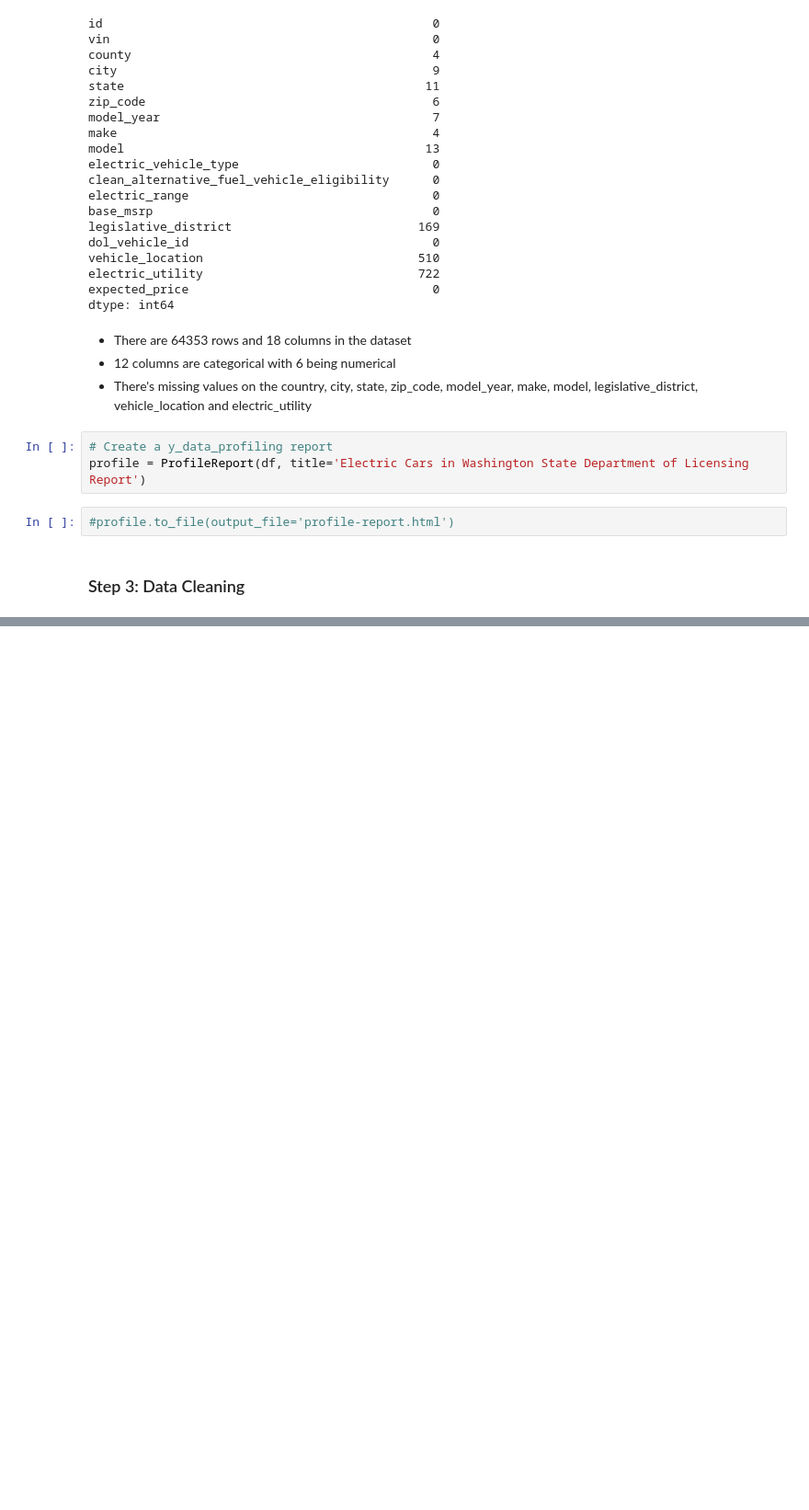
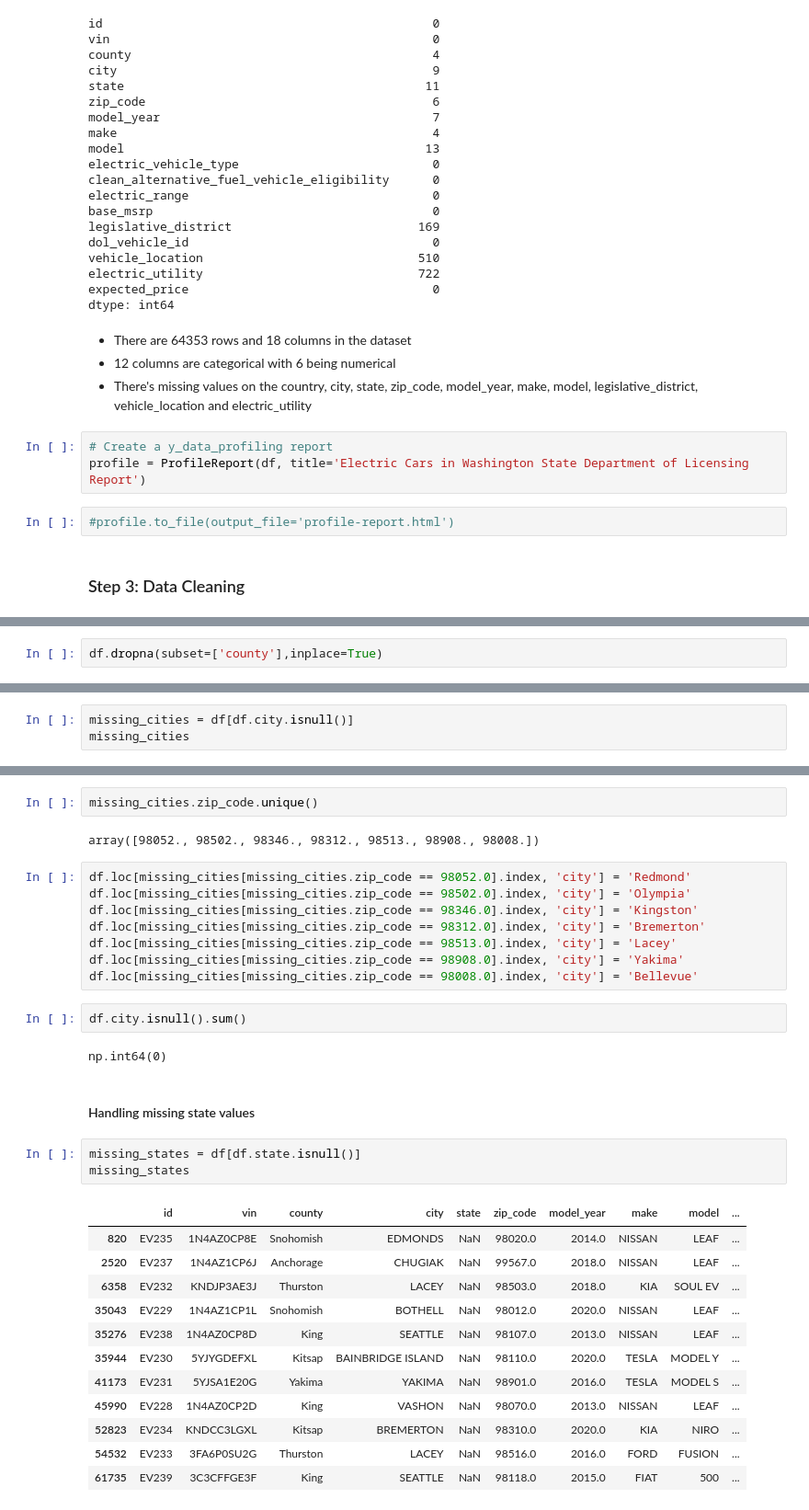
Before and after one commit to normanmunge/svm_model_electric_cars, a Jupyter notebook: svm-electric-cars-prediction.ipynb, the cells around one changed output, grey strips where cells are left out. Shown: that part at 92% size. Cells and saved outputs as stored; diff of their text form; blank space fills up the shorter version.

```diff
--- a/svm-electric-cars-prediction.ipynb
+++ b/svm-electric-cars-prediction.ipynb
@@ -137,0 +164,2 @@ profile = ProfileReport(df, title='Electric Cars in Washington State Department
+# %%
+df.dropna(subset=['county'],inplace=True)
@@ -137,0 +172,3 @@ profile = ProfileReport(df, title='Electric Cars in Washington State Department
+# %%
+missing_cities = df[df.city.isnull()]
+missing_cities
@@ -137,0 +186,34 @@ profile = ProfileReport(df, title='Electric Cars in Washington State Department
+# %%
+missing_cities.zip_code.unique()
+# %% [output]
+array([98052., 98502., 98346., 98312., 98513., 98908., 98008.])
+# %%
+df.loc[missing_cities[missing_cities.zip_code == 98052.0].index, 'city'] = 'Redmond'
+df.loc[missing_cities[missing_cities.zip_code == 98502.0].index, 'city'] = 'Olympia'
+df.loc[missing_cities[missing_cities.zip_code == 98346.0].index, 'city'] = 'Kingston'
+df.loc[missing_cities[missing_cities.zip_code == 98312.0].index, 'city'] = 'Bremerton'
+df.loc[missing_cities[missing_cities.zip_code == 98513.0].index, 'city'] = 'Lacey'
+df.loc[missing_cities[missing_cities.zip_code == 98908.0].index, 'city'] = 'Yakima'
+df.loc[missing_cities[missing_cities.zip_code == 98008.0].index, 'city'] = 'Bellevue'
+# %%
+df.city.isnull().sum()
+# %% [output]
+np.int64(0)
+# %% [markdown]
+#### Handling missing state values
+# %%
+missing_states = df[df.state.isnull()]
+missing_states
+# %% [output]
+|  | id | vin | county | city | state | zip_code | model_year | make | model | ... |
+| 820 | EV235 | 1N4AZ0CP8E | Snohomish | EDMONDS | NaN | 98020.0 | 2014.0 | NISSAN | LEAF | ... |
+| 2520 | EV237 | 1N4AZ1CP6J | Anchorage | CHUGIAK | NaN | 99567.0 | 2018.0 | NISSAN | LEAF | ... |
+| 6358 | EV232 | KNDJP3AE3J | Thurston | LACEY | NaN | 98503.0 | 2018.0 | KIA | SOUL EV | ... |
+| 35043 | EV229 | 1N4AZ1CP1L | Snohomish | BOTHELL | NaN | 98012.0 | 2020.0 | NISSAN | LEAF | ... |
+| 35276 | EV238 | 1N4AZ0CP8D | King | SEATTLE | NaN | 98107.0 | 2013.0 | NISSAN | LEAF | ... |
+| 35944 | EV230 | 5YJYGDEFXL | Kitsap | BAINBRIDGE ISLAND | NaN | 98110.0 | 2020.0 | TESLA | MODEL Y | ... |
+| 41173 | EV231 | 5YJSA1E20G | Yakima | YAKIMA | NaN | 98901.0 | 2016.0 | TESLA | MODEL S | ... |
+| 45990 | EV228 | 1N4AZ0CP2D | King | VASHON | NaN | 98070.0 | 2013.0 | NISSAN | LEAF | ... |
+| 52823 | EV234 | KNDCC3LGXL | Kitsap | BREMERTON | NaN | 98310.0 | 2020.0 | KIA | NIRO | ... |
+| 54532 | EV233 | 3FA6P0SU2G | Thurston | LACEY | NaN | 98516.0 | 2016.0 | FORD | FUSION | ... |
+| 61735 | EV239 | 3C3CFFGE3F | King | SEATTLE | NaN | 98118.0 | 2015.0 | FIAT | 500 | ... |
```
Also changed, not shown: parts of 74 cells of this notebook.
